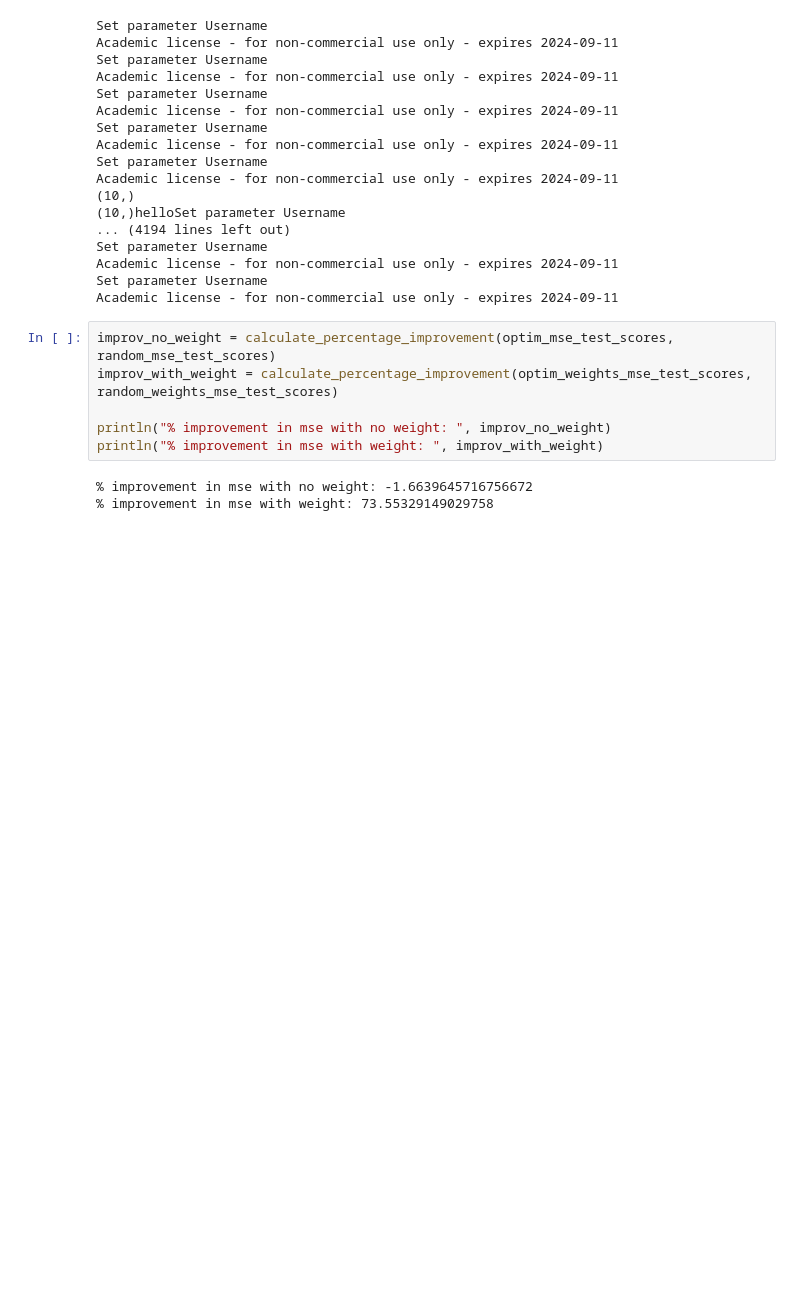
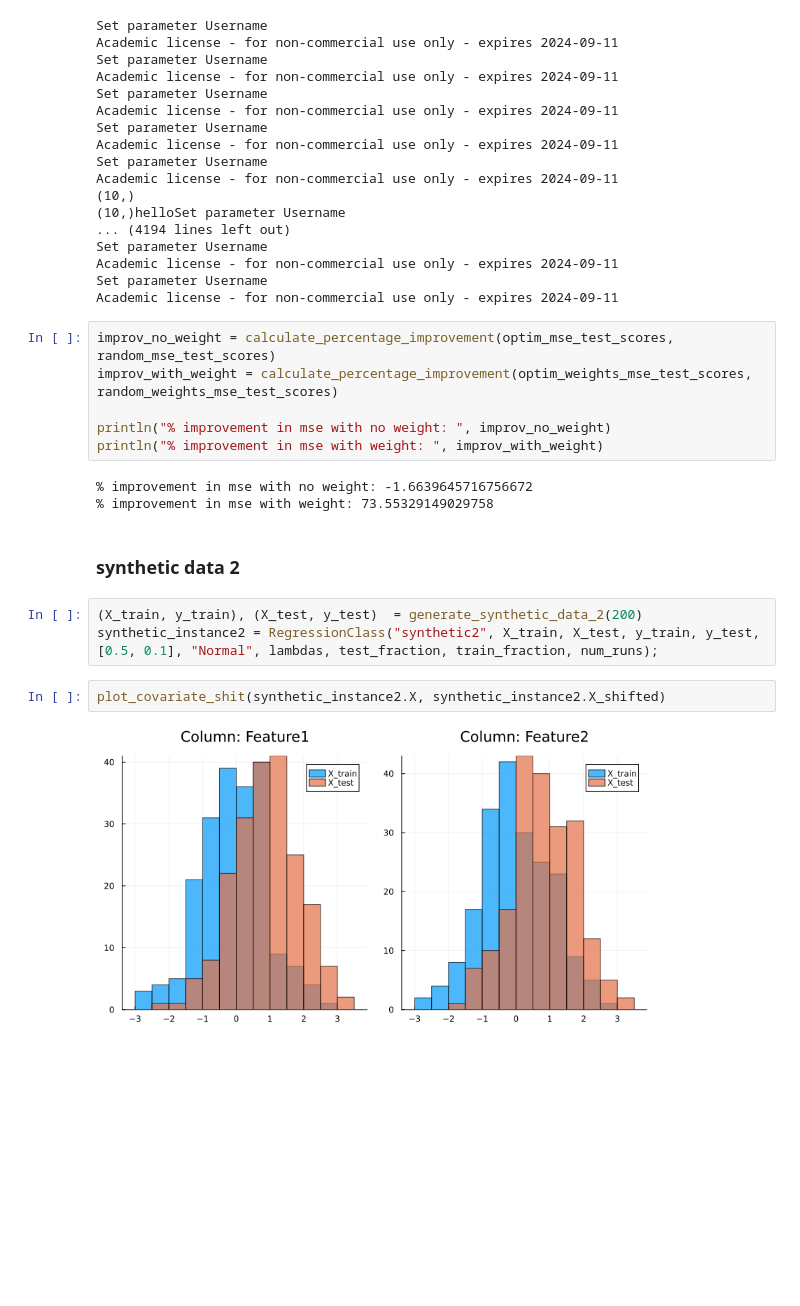
Before and after one commit to mogdog18/CovariateStableReg, a Jupyter notebook: src/class_notebook.ipynb, the cells around one changed output. Cells and saved outputs as stored; diff of their text form; blank space fills up the shorter version.

Commit message:
second syntetic data example

```diff
--- a/src/class_notebook.ipynb
+++ b/src/class_notebook.ipynb
@@ -479,3 +468,12 @@ println("% improvement in mse with weight: ", improv_with_weight)
 # %% [output]
 % improvement in mse with no weight: -1.6639645716756672
 % improvement in mse with weight: 73.55329149029758
+# %% [markdown]
+### synthetic data 2
+# %%
+(X_train, y_train), (X_test, y_test)  = generate_synthetic_data_2(200)
+synthetic_instance2 = RegressionClass("synthetic2", X_train, X_test, y_train, y_test, [0.5, 0.1], "Normal", lambdas, test_fraction, train_fraction, num_runs);
+# %%
+plot_covariate_shit(synthetic_instance2.X, synthetic_instance2.X_shifted)
+# %% [output]
+[figure, added]
```
Also changed, not shown: parts of 6 cells of this notebook, 1 other file.
